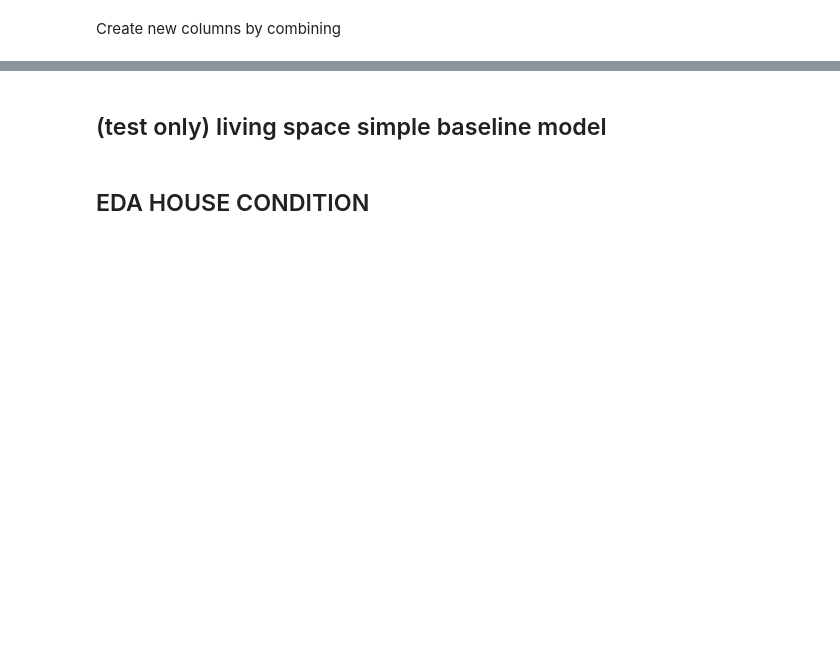
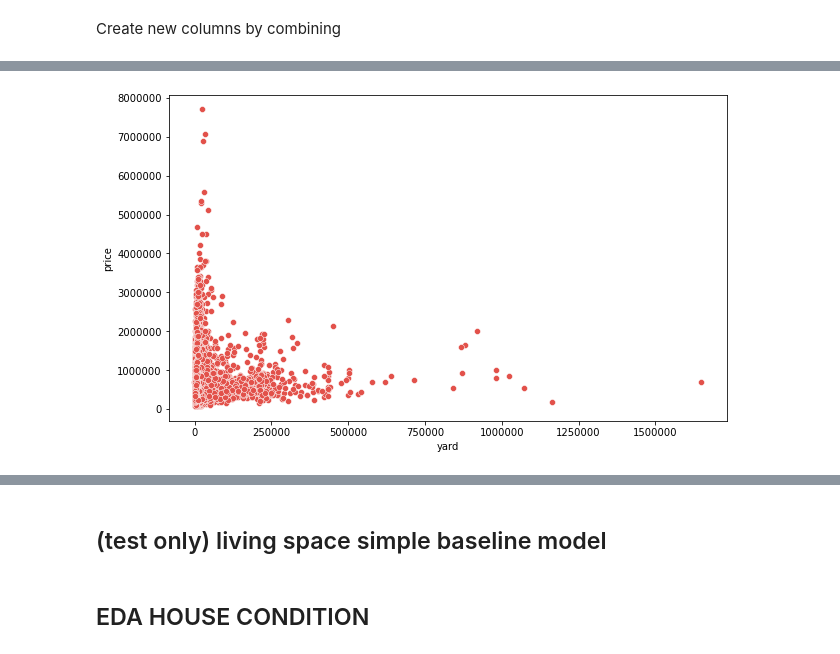
Before and after one commit to vivyhasadream/DS_P2_King-County-House-Sales-Predict, a Jupyter notebook: Han_2_EDA.ipynb, the cells around one changed output, grey strips where cells are left out. Drawn from its saved outputs; the diff is of its cells as text; code cells hidden in the pictures; blank space fills up the shorter version.

```diff
--- a/Han_2_EDA.ipynb
+++ b/Han_2_EDA.ipynb
@@ -158,0 +238,6 @@ df_ls['FAR'] = df_ls['sqft_living'] / df_ls['sqft_lot']
+# %%
+# attempt to calculate the yard
+# suppose first floor area = (living-basement) / floors
+# yard will be: lot - first floor
+
+df_ls['yard'] = df_ls['sqft_lot'] - ( (df_ls['sqft_living'] - df_ls['sqft_basement']) / df_ls['floors'])
@@ -161,3 +266,9 @@ df_ls.head()
+# %%
+fig,ax = plt.subplots(figsize=(10,6))
+sns.scatterplot(x = 'yard', y = 'price', data = df_ls)
+ax.ticklabel_format(style='plain');
+# %% [output]
+[figure, added]
 # %%
 # Living space / bedrooms
 # higher means you have more space for other rooms
```
Also changed, not shown: parts of 41 cells of this notebook, 2 other files.
